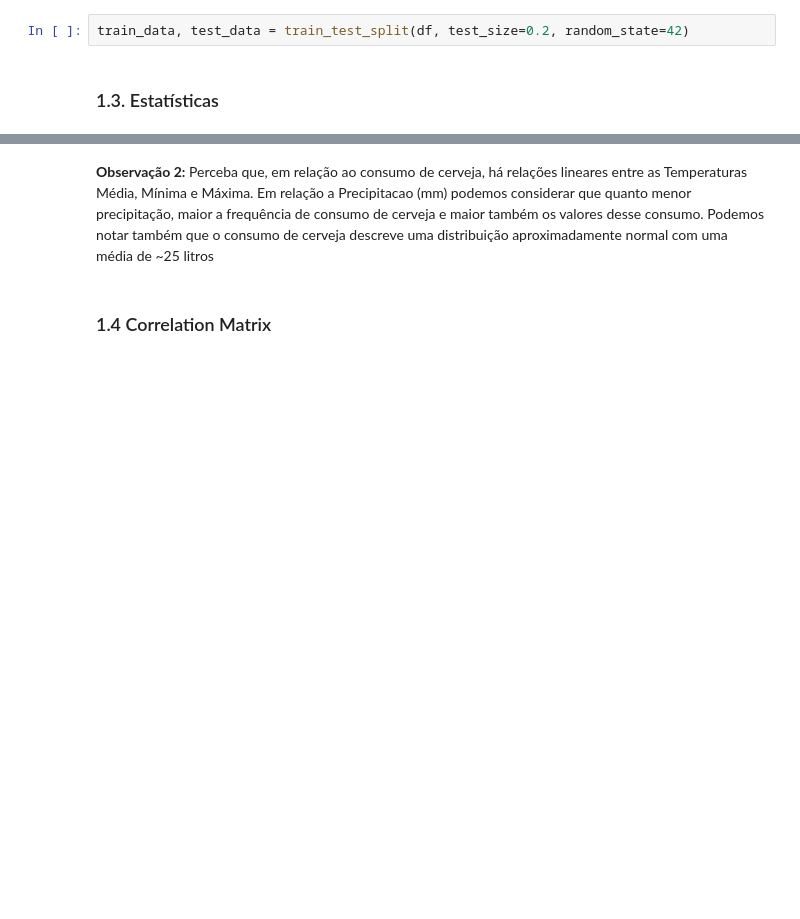
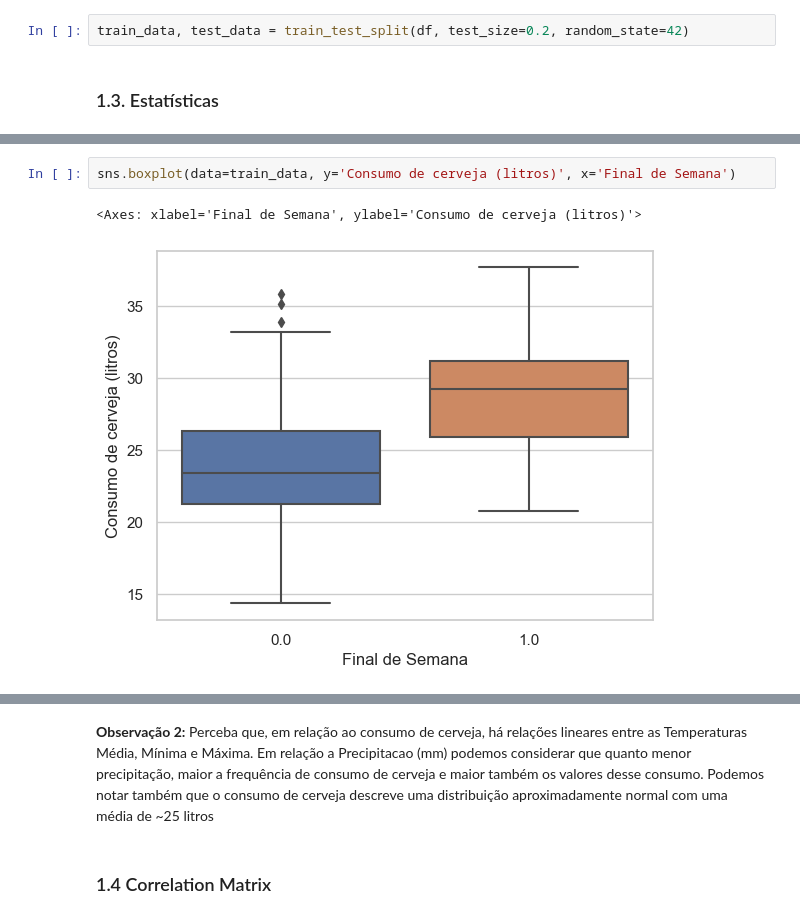
Before and after one commit to evandrocf4/ifsp, a Jupyter notebook: estatistica/atitivades/atividade_2/atividade_2 - Evandro.ipynb, the cells around one changed output, grey strips where cells are left out. Drawn from its saved outputs; the diff is of its cells as text; blank space fills up the shorter version.

```diff
--- a/estatistica/atitivades/atividade_2/atividade_2 - Evandro.ipynb
+++ b/estatistica/atitivades/atividade_2/atividade_2 - Evandro.ipynb
@@ -181,0 +182,5 @@ train_data.describe()
+# %%
+sns.boxplot(data=train_data, y='Consumo de cerveja (litros)', x='Final de Semana')
+# %% [output]
+<Axes: xlabel='Final de Semana', ylabel='Consumo de cerveja (litros)'>
+[figure, added]
```
Also changed, not shown: parts of 87 cells of this notebook, 8 other files.
